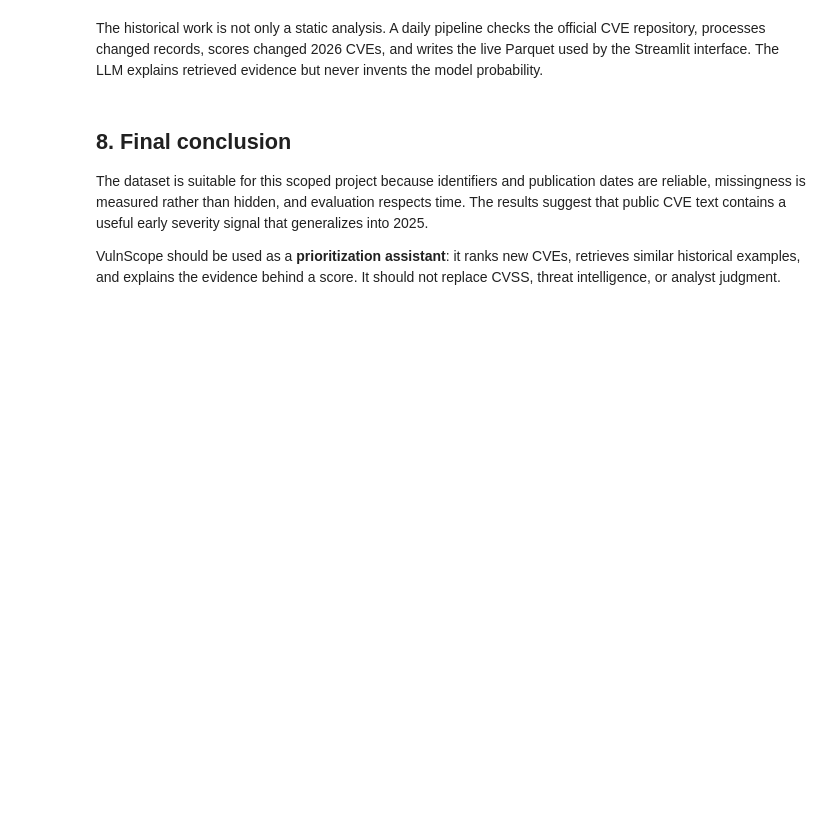
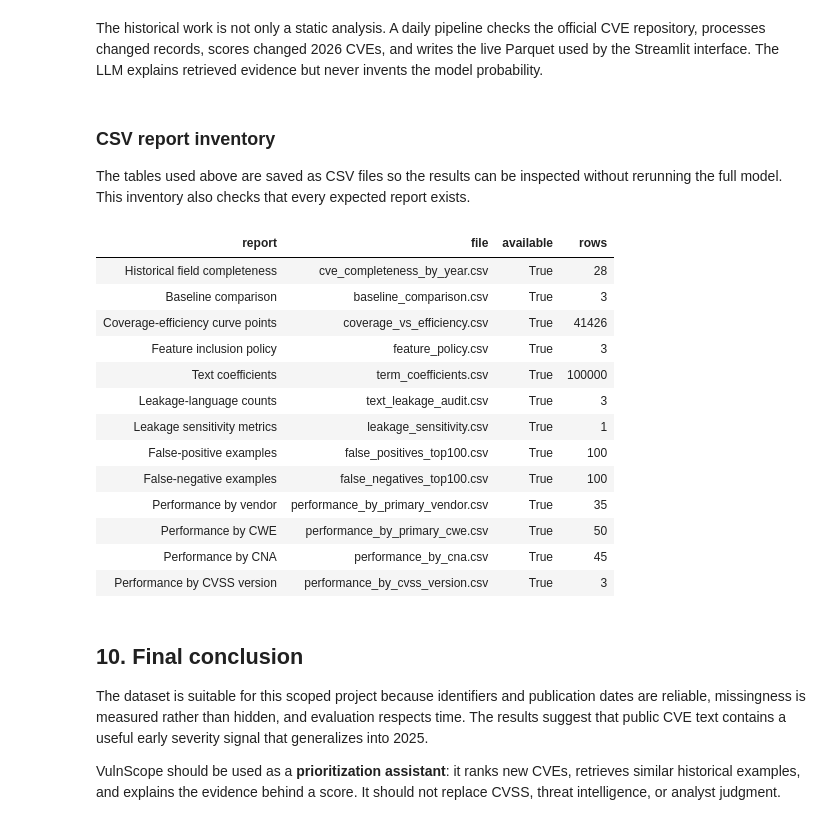
Before and after one commit to mishrasharanya/VulnScope, a Jupyter notebook: notebooks/01_vulnscope_end_to_end_analysis.ipynb, the cells around one changed output. Saved outputs shown, nothing was run; the diff lists cells and outputs as text; code cells hidden in the pictures; blank space fills up the shorter version.

Commit message:
#12 ReadMe and final EDA

```diff
--- a/notebooks/01_vulnscope_end_to_end_analysis.ipynb
+++ b/notebooks/01_vulnscope_end_to_end_analysis.ipynb
@@ -448,8 +449,54 @@ display(live_summary.style.hide(axis='index'))
 | Latest source revision | c1031e0b2861 |
 # %% [markdown]
 The historical work is not only a static analysis. A daily pipeline checks the official CVE repository, processes changed records, scores changed 2026 CVEs, and writes the live Parquet used by the Streamlit interface. The LLM explains retrieved evidence but never invents the model probability.
+# %% [markdown]
+### CSV report inventory
+
+The tables used above are saved as CSV files so the results can be inspected without rerunning the full model. This inventory also checks that every expected report exists.
+# %%
+csv_reports = {
+    'Historical field completeness': ROOT / 'data' / 'processed' / 'cve_completeness_by_year.csv',
+    'Baseline comparison': REPORT_DIR / 'baseline_comparison.csv',
+    'Coverage-efficiency curve points': REPORT_DIR / 'coverage_vs_efficiency.csv',
+    'Feature inclusion policy': REPORT_DIR / 'feature_policy.csv',
+    'Text coefficients': REPORT_DIR / 'term_coefficients.csv',
+    'Leakage-language counts': REPORT_DIR / 'text_leakage_audit.csv',
+    'Leakage sensitivity metrics': REPORT_DIR / 'leakage_sensitivity.csv',
+    'False-positive examples': REPORT_DIR / 'false_positives_top100.csv',
+    'False-negative examples': REPORT_DIR / 'false_negatives_top100.csv',
+    'Performance by vendor': REPORT_DIR / 'performance_by_primary_vendor.csv',
+    'Performance by CWE': REPORT_DIR / 'performance_by_primary_cwe.csv',
+    'Performance by CNA': REPORT_DIR / 'performance_by_cna.csv',
+    'Performance by CVSS version': REPORT_DIR / 'performance_by_cvss_version.csv',
+}
+report_inventory = pd.DataFrame([
+    {
+        'report': name,
+        'file': path.name,
+        'available': path.exists(),
+        'rows': len(pd.read_csv(path)) if path.exists() else None,
+    }
+    for name, path in csv_reports.items()
+])
+display(report_inventory.style.hide(axis='index'))
+assert report_inventory['available'].all(), 'One or more expected CSV reports are missing.'
+# %% [output]
+| report | file | available | rows |
+| Historical field completeness | cve_completeness_by_year.csv | True | 28 |
+| Baseline comparison | baseline_comparison.csv | True | 3 |
+| Coverage-efficiency curve points | coverage_vs_efficiency.csv | True | 41426 |
+| Feature inclusion policy | feature_policy.csv | True | 3 |
+| Text coefficients | term_coefficients.csv | True | 100000 |
+| Leakage-language counts | text_leakage_audit.csv | True | 3 |
+| Leakage sensitivity metrics | leakage_sensitivity.csv | True | 1 |
+| False-positive examples | false_positives_top100.csv | True | 100 |
+| False-negative examples | false_negatives_top100.csv | True | 100 |
+| Performance by vendor | performance_by_primary_vendor.csv | True | 35 |
+| Performance by CWE | performance_by_primary_cwe.csv | True | 50 |
+| Performance by CNA | performance_by_cna.csv | True | 45 |
+| Performance by CVSS version | performance_by_cvss_version.csv | True | 3 |
 # %% [markdown]
-## 8. Final conclusion
+## 10. Final conclusion
 
 The dataset is suitable for this scoped project because identifiers and publication dates are reliable, missingness is measured rather than hidden, and evaluation respects time. The results suggest that public CVE text contains a useful early severity signal that generalizes into 2025.
 
```
Also changed, not shown: parts of 9 cells of this notebook, 1 other file.
